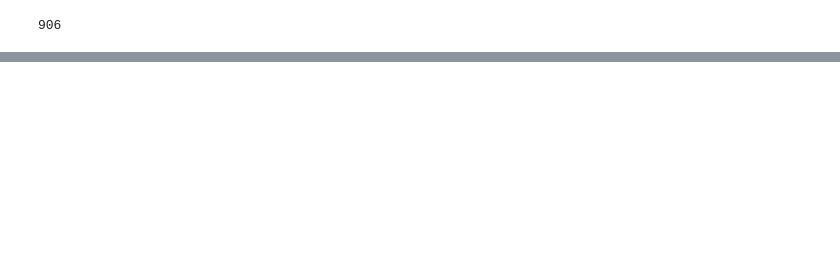
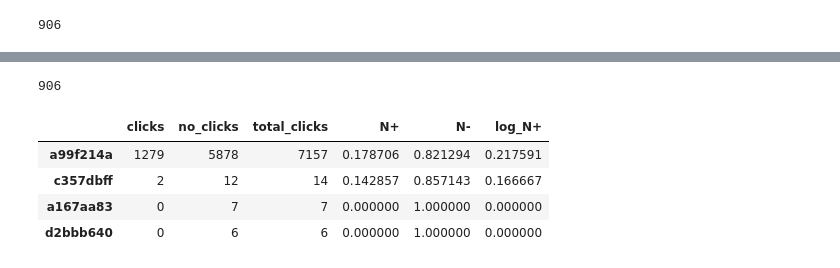
Before and after one commit to HOXOMInc/feature-engineering-book, a Jupyter notebook: 5-6.ipynb, the cells around one changed output, grey strips where cells are left out. Drawn from its saved outputs; the diff is of its cells as text; code cells hidden in the pictures; blank space fills up the shorter version.

```diff
--- a/5-6.ipynb
+++ b/5-6.ipynb
@@ -71 +72,13 @@ device_bin_counts
 906 rows × 3 columns
+# %%
+len(device_bin_counts)
+# %% [output]
+906
+# %%
+device_all.sort_values(by = 'total_clicks', ascending=False).head(4)
+# %% [output]
+|  | clicks | no_clicks | total_clicks | N+ | N- | log_N+ |
+| a99f214a | 1279 | 5878 | 7157 | 0.178706 | 0.821294 | 0.217591 |
+| c357dbff | 2 | 12 | 14 | 0.142857 | 0.857143 | 0.166667 |
+| a167aa83 | 0 | 7 | 7 | 0.000000 | 1.000000 | 0.000000 |
+| d2bbb640 | 0 | 6 | 6 | 0.000000 | 1.000000 | 0.000000 |
```
Also changed, not shown: parts of 3 cells of this notebook, 2 other files.
